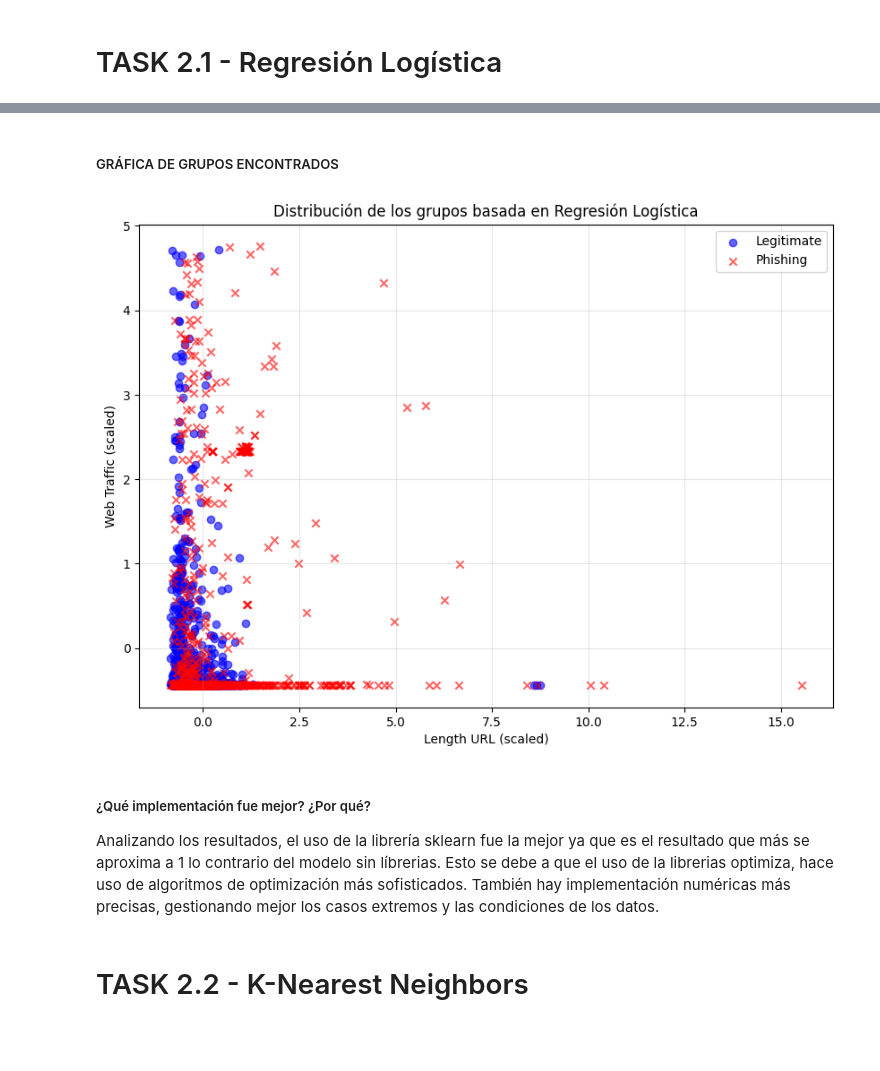
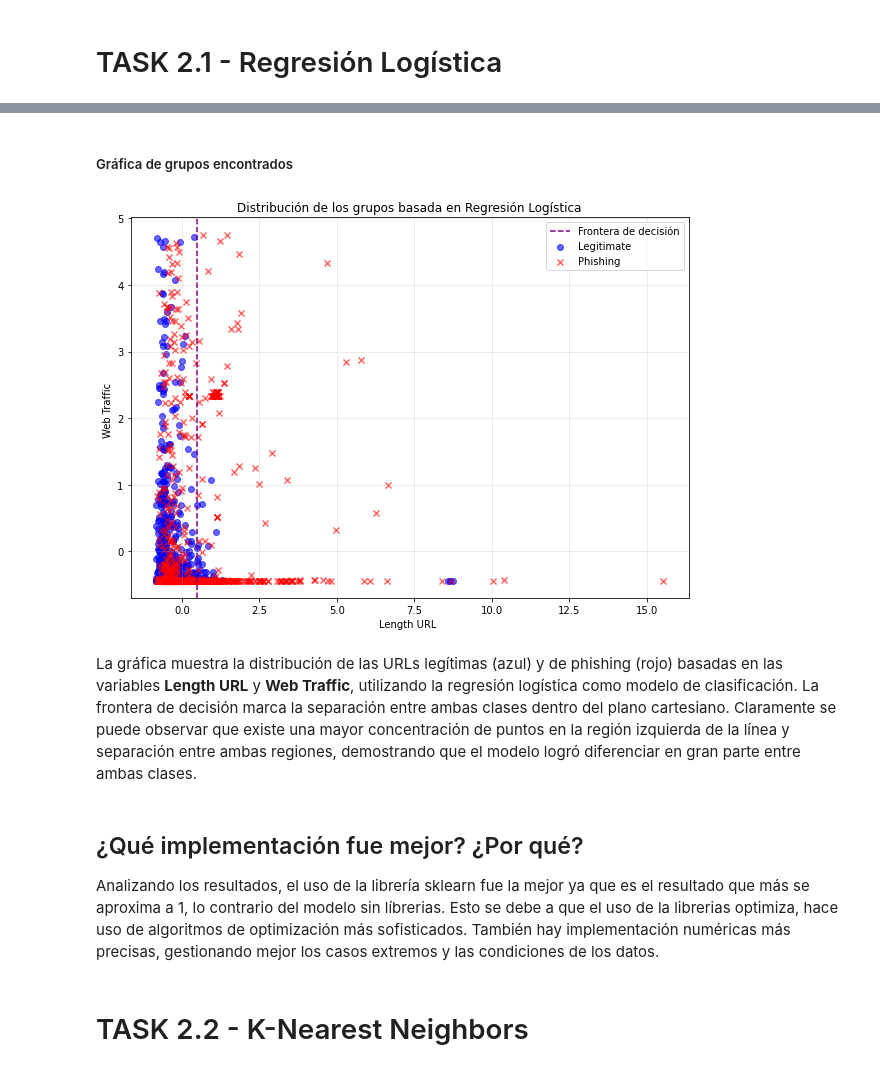
Before and after one commit to FabianKel/LAB1-IA, a Jupyter notebook: main.ipynb, the cells around one changed output, grey strips where cells are left out. Drawn from its saved outputs; the diff is of its cells as text; code cells hidden in the pictures; blank space fills up the shorter version.

```diff
--- a/main.ipynb
+++ b/main.ipynb
@@ -377,32 +371,37 @@ Please also refer to the documentation for alternative solver options:
-# %% [markdown]
-##### GRÁFICA DE GRUPOS ENCONTRADOS
+# %% [markdown]
+##### Gráfica de grupos encontrados
 # %%
 # Gráfica de grupos encontrados por la regresión logística
 def plot_logistic_groups():
     # Datos para la visualización
     features = ['length_url', 'web_traffic']
     X_plot = X_test_df[features].values
     plt.figure(figsize=(10, 7))
 
+    # Graficar frontera de decisión
+    plt.axvline(0.5, color='purple', linestyle= '--', label='Frontera de decisión')
+
     # Graficar puntos para cada clase
     plt.scatter(X_plot[Y_test == 0, 0], X_plot[Y_test == 0, 1], c='blue', label='Legitimate', marker='o', alpha=0.6)
     plt.scatter(X_plot[Y_test == 1, 0], X_plot[Y_test == 1, 1], c='red', label='Phishing', marker='x', alpha=0.6)
 
     # Etiquetas y título
-    plt.xlabel('Length URL (scaled)')
-    plt.ylabel('Web Traffic (scaled)')
+    plt.xlabel('Length URL ')
+    plt.ylabel('Web Traffic ')
     plt.title('Distribución de los grupos basada en Regresión Logística')
     plt.legend()
     plt.grid(True, alpha=0.3)
     plt.show()
 # Llamar a la función para mostrar la gráfica
 plot_logistic_groups()
 # %% [output]
-[figure, old version]
+[figure, new version]
+# %% [markdown]
+La gráfica muestra la distribución de las URLs legítimas (azul) y de phishing (rojo) basadas en las variables **Length URL** y **Web Traffic**, utilizando la regresión logística como modelo de clasificación. La frontera de decisión marca la separación entre ambas clases dentro del plano cartesiano. Claramente se puede observar que existe una mayor concentración de puntos en la región izquierda de la línea y separación entre ambas regiones, demostrando que el modelo logró diferenciar en gran parte entre ambas clases.
 # %% [markdown]
-##### ¿Qué implementación fue mejor? ¿Por qué?
+## ¿Qué implementación fue mejor? ¿Por qué?
 
-Analizando los resultados, el uso de la librería sklearn fue la mejor ya que es el resultado que más se aproxima a 1 lo contrario del modelo sin líbrerias. Esto se debe a que el uso de la librerias optimiza, hace uso de algoritmos de optimización más sofisticados. También hay implementación numéricas más precisas, gestionando  mejor los casos extremos y las condiciones de los datos.
+Analizando los resultados, el uso de la librería sklearn fue la mejor ya que es el resultado que más se aproxima a 1, lo contrario del modelo sin líbrerias. Esto se debe a que el uso de la librerias optimiza, hace uso de algoritmos de optimización más sofisticados. También hay implementación numéricas más precisas, gestionando  mejor los casos extremos y las condiciones de los datos.
 # %% [markdown]
 # TASK 2.2 - K-Nearest Neighbors
 # %% [markdown]
```
Also changed, not shown: parts of 25 cells of this notebook.
